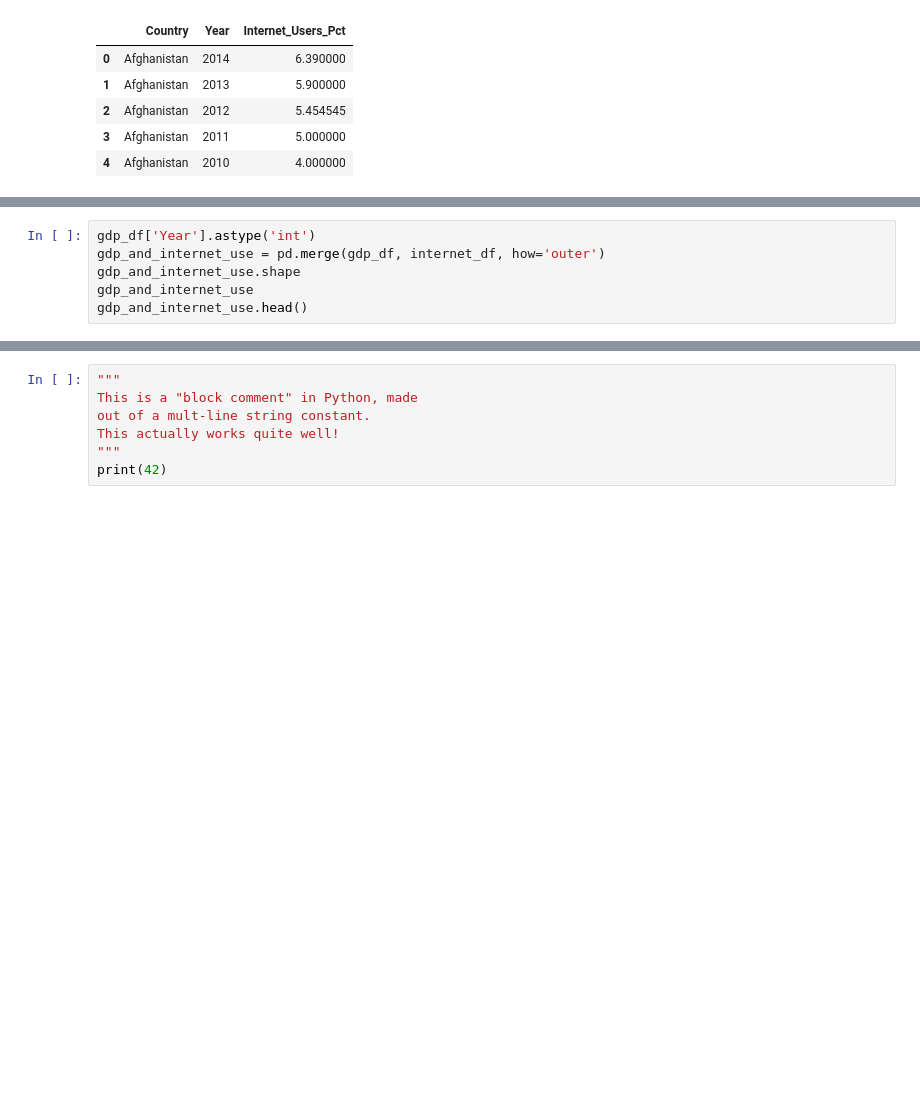
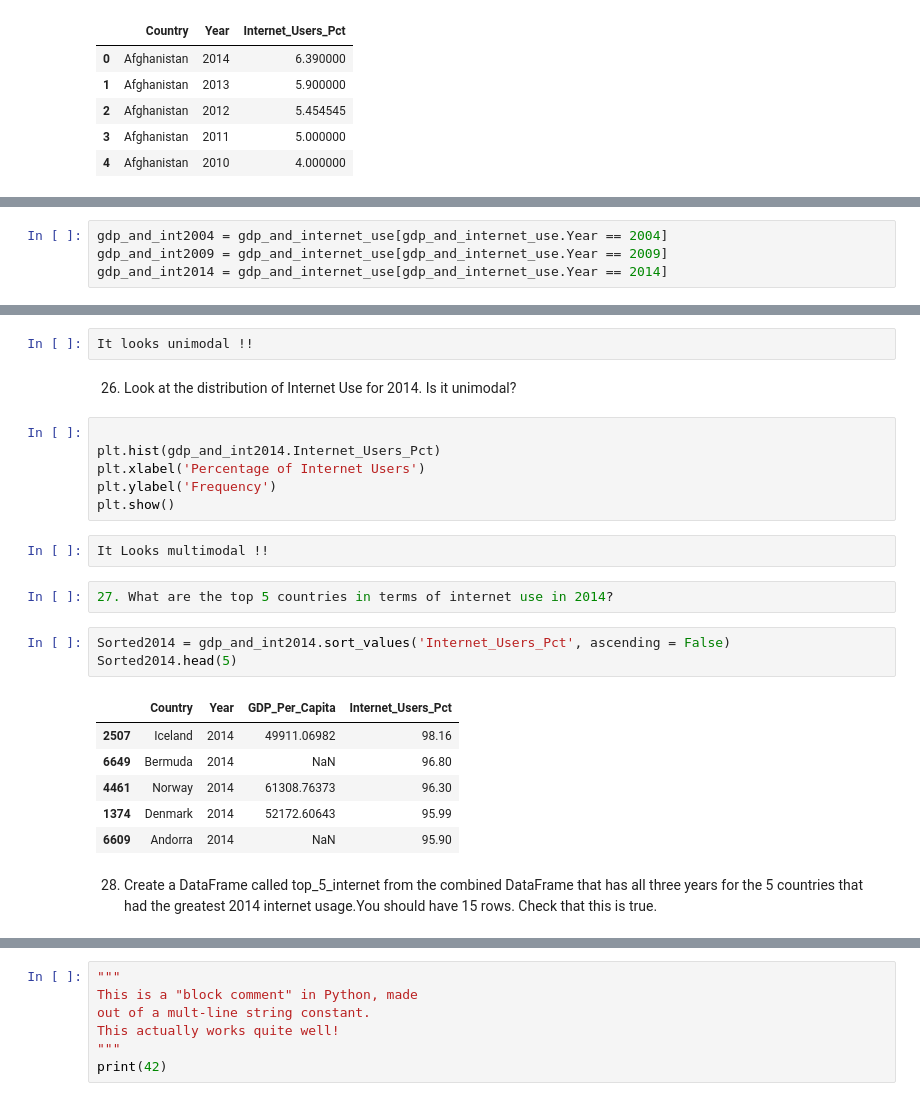
Before and after one commit to Engu12/gdp-and-internet-usage-Engu12, a Jupyter notebook: Assignment_1.ipynb, the cells around one changed output, grey strips where cells are left out. Saved outputs shown, nothing was run; the diff lists cells and outputs as text; blank space fills up the shorter version.

```diff
--- a/Assignment_1.ipynb
+++ b/Assignment_1.ipynb
@@ -168,9 +169,3 @@ gdp_and_internet_use.head()
 | 2 | Afghanistan | 2016 | 2200.764487 | NaN |
 | 3 | Afghanistan | 2015 | 2212.750899 | NaN |
 | 4 | Afghanistan | 2014 | 2249.253738 | 6.39 |
-# %%
-gdp_df['Year'].astype('int')
-gdp_and_internet_use = pd.merge(gdp_df, internet_df, how='outer')
-gdp_and_internet_use.shape
-gdp_and_internet_use
-gdp_and_internet_use.head()
@@ -183,0 +201,4 @@ gdp_and_internet_use.head()
+# %%
+gdp_and_int2004 = gdp_and_internet_use[gdp_and_internet_use.Year == 2004]
+gdp_and_int2009 = gdp_and_internet_use[gdp_and_internet_use.Year == 2009]
+gdp_and_int2014 = gdp_and_internet_use[gdp_and_internet_use.Year == 2014]
@@ -183,0 +287,28 @@ gdp_and_internet_use.head()
+# %%
+It looks unimodal !!
+# %% [markdown]
+26. Look at the distribution of Internet Use for 2014. Is it unimodal?
+# %%
+
+plt.hist(gdp_and_int2014.Internet_Users_Pct)
+plt.xlabel('Percentage of Internet Users')
+plt.ylabel('Frequency')
+plt.show()
+# %%
+It Looks multimodal !!
+# %%
+27. What are the top 5 countries in terms of internet use in 2014?
+# %%
+Sorted2014 = gdp_and_int2014.sort_values('Internet_Users_Pct', ascending = False)
+Sorted2014.head(5)
+# %% [output]
+|  | Country | Year | GDP_Per_Capita | Internet_Users_Pct |
+| 2507 | Iceland | 2014 | 49911.06982 | 98.16 |
+| 6649 | Bermuda | 2014 | NaN | 96.80 |
+| 4461 | Norway | 2014 | 61308.76373 | 96.30 |
+| 1374 | Denmark | 2014 | 52172.60643 | 95.99 |
+| 6609 | Andorra | 2014 | NaN | 95.90 |
+# %% [markdown]
+28. Create a DataFrame called top_5_internet from the combined DataFrame that has all three years for
+    the 5 countries that had the greatest 2014 internet usage.You should have 15 rows. Check that
+    this is true.
```
Also changed, not shown: parts of 42 cells of this notebook.
